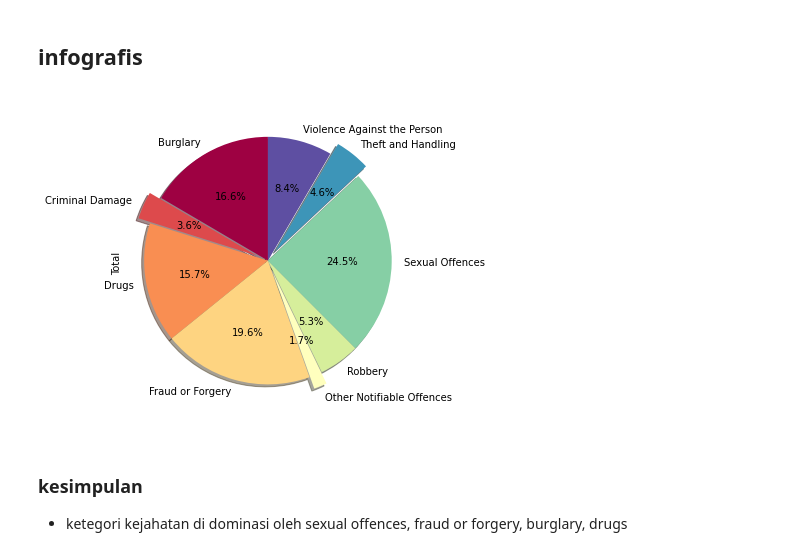
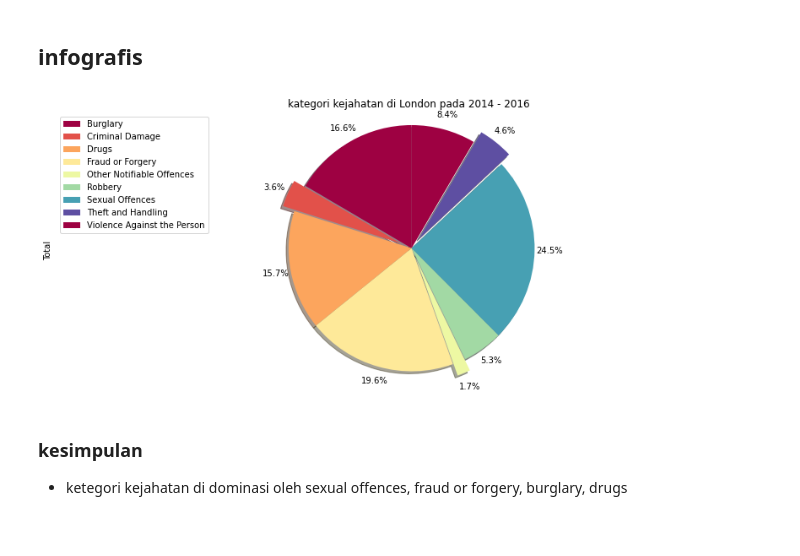
Before and after one commit to ainajefelina/Studi-Independen, a Jupyter notebook: Assignment 1/Percobaan 3/bismillah.ipynb, the cells around one changed output. Cells and saved outputs as stored; diff of their text form; code cells hidden in the pictures.

```diff
--- a/Assignment 1/Percobaan 3/bismillah.ipynb
+++ b/Assignment 1/Percobaan 3/bismillah.ipynb
@@ -205,20 +205,23 @@ df_kat_berat
 # %% [markdown]
 ## infografis
 # %%
-color1= [cmap(i) for i in np.linspace(0, 1, 9)]
+color1= [cmap(i) for i in np.linspace(0, 1, 8)]
 explode_list=[0, 0.1, 0, 0, 0.1, 0, 0, 0.1, 0]
 df_kat_berat['Total'].plot(kind='pie',
-                                         figsize=(5,6),
+                                         figsize=(15,6),
                                          autopct='%1.1f%%',
                                          startangle=90,
                                          shadow=True,
+                                         pctdistance=1.12,
+                                         labels=None,
                                          colors=color1,
                                          explode=explode_list)
-plt.title=('kategori kejahatan di London pada 2014 - 2016')
+plt.legend(labels=df_kat_berat.index, loc='upper left')
+plt.title('kategori kejahatan di London pada 2014 - 2016')
 plt.axis('equal')
 plt.show()
 # %% [output]
-[figure, old version]
+[figure, new version]
 # %% [markdown]
 ### kesimpulan
 - ketegori kejahatan di dominasi oleh sexual offences, fraud or forgery, burglary, drugs
```
Also changed, not shown: parts of 14 cells of this notebook, 1 other file.
